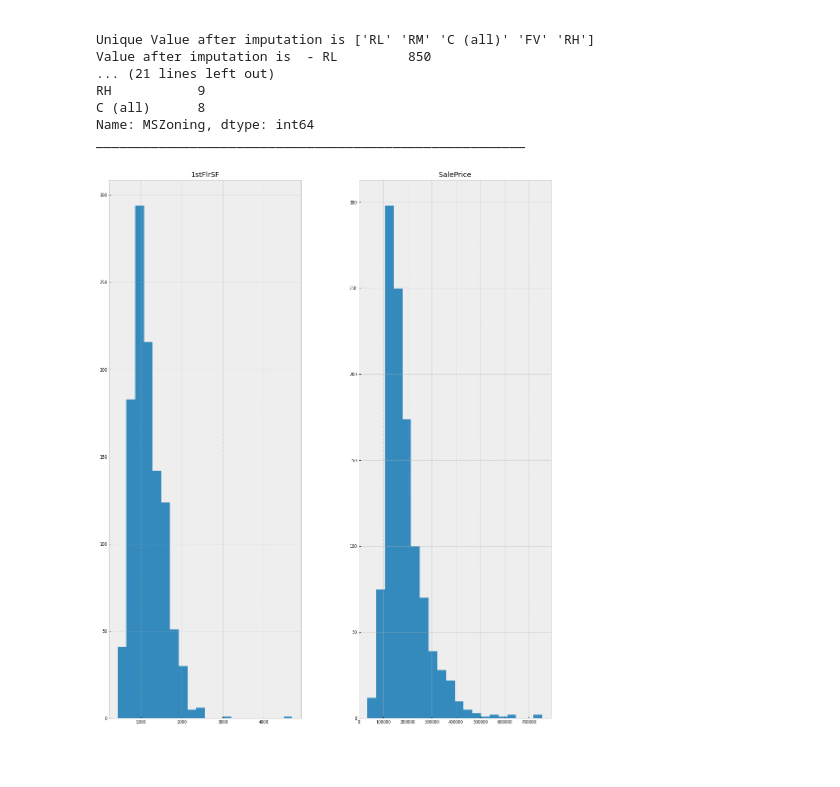
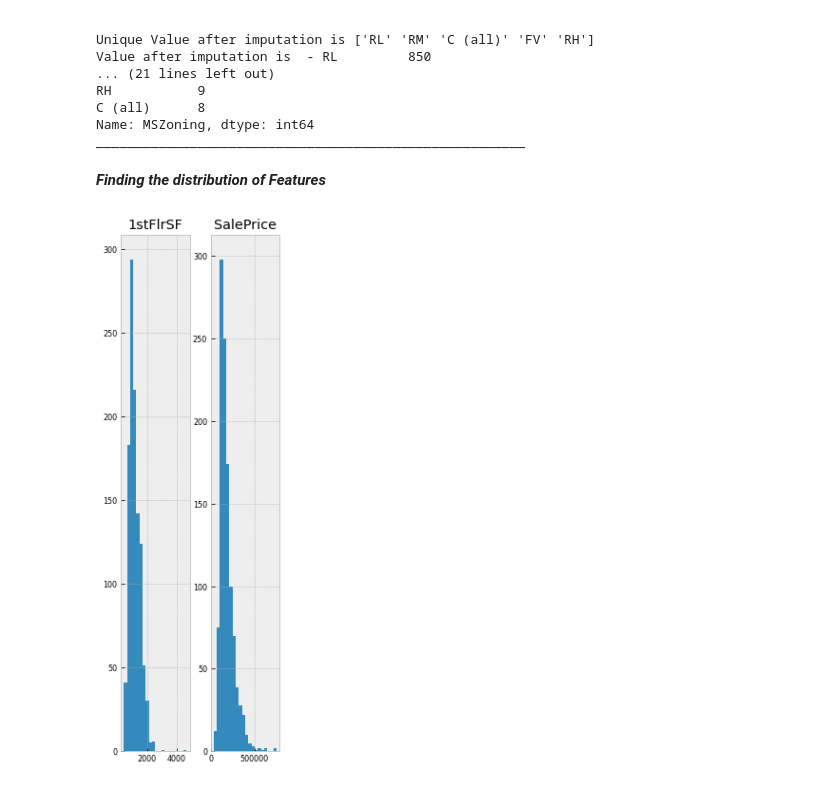
Before and after one commit to chandra-sekar-1983/eda, a Jupyter notebook: EDA_Analysis.ipynb, the cells around one changed output. Saved outputs shown, nothing was run; the diff lists cells and outputs as text; code cells hidden in the pictures; blank space fills up the shorter version.

```diff
--- a/EDA_Analysis.ipynb
+++ b/EDA_Analysis.ipynb
@@ -299,9 +299,11 @@ RH           9
 C (all)      8
 Name: MSZoning, dtype: int64
 _______________________________________________________
+# %% [markdown]
+***Finding the distribution of Features***
 # %%
 ### Plotting distribution of numerical variables
 #numeric_col=["SalePrice","1stFlrSF"]
-df2[numeric_col].hist(figsize=(16, 20), bins=20, xlabelsize=8, ylabelsize=8); # ; avoid having the matplotlib verbose informations
+df2[numeric_col].hist(figsize=(3, 10), bins=20, xlabelsize=8, ylabelsize=8); # ; avoid having the matplotlib verbose informations
 # %% [output]
-[figure, old version]
+[figure, new version]
```
Also changed, not shown: parts of 24 cells of this notebook.
